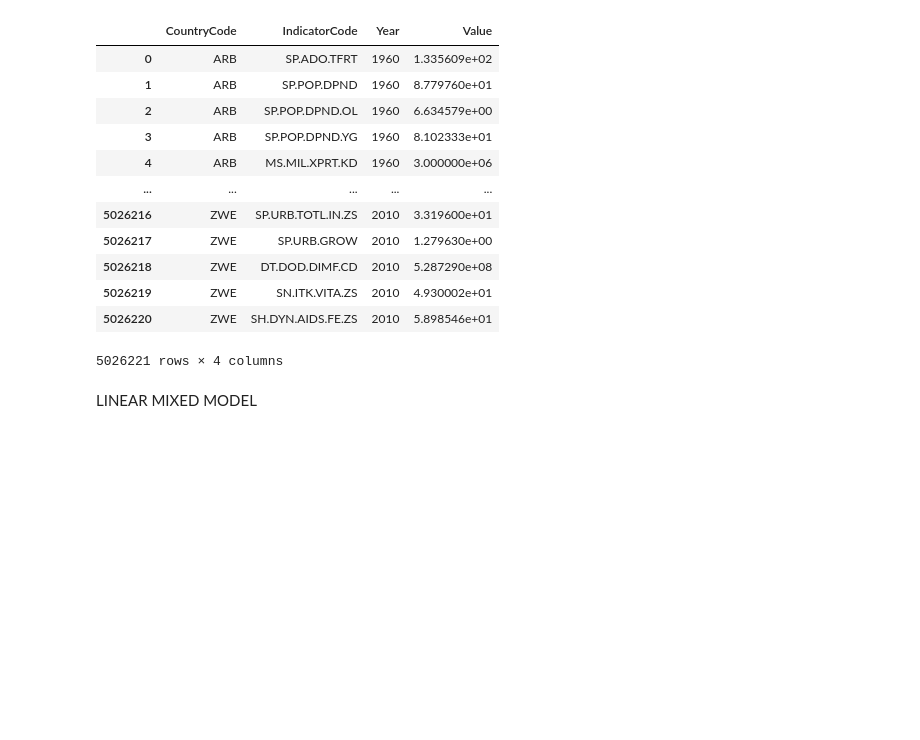
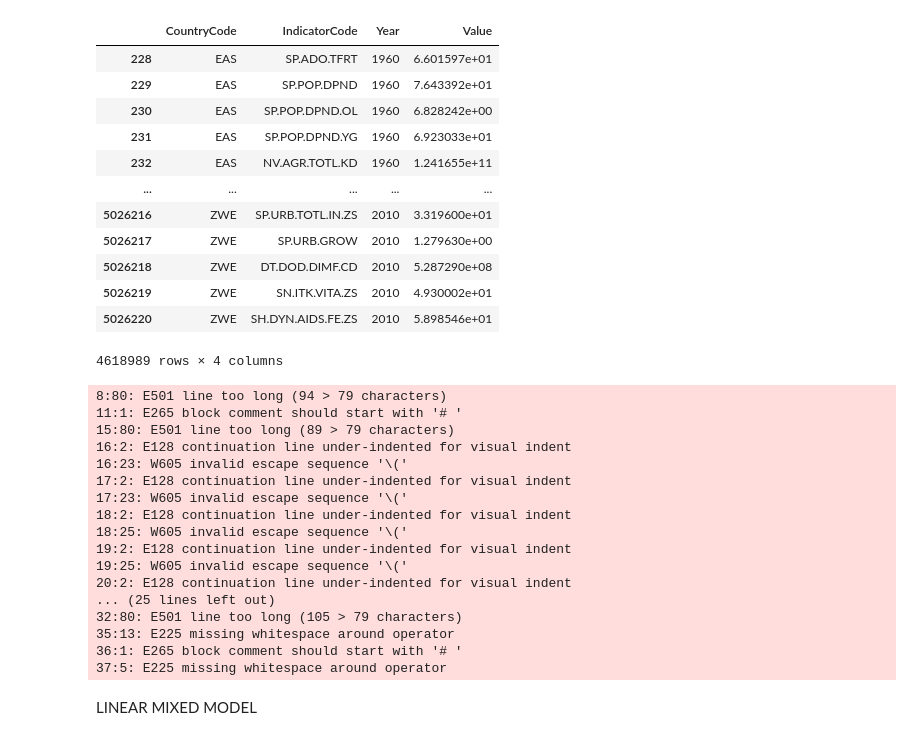
Before and after one commit to brantrigo/GDP-Growth, a Jupyter notebook: analysis/dbCreation_FeatureAnalysis.ipynb, the cells around one changed output. Cells and saved outputs as stored; diff of their text form; code cells hidden in the pictures; blank space fills up the shorter version.

```diff
--- a/analysis/dbCreation_FeatureAnalysis.ipynb
+++ b/analysis/dbCreation_FeatureAnalysis.ipynb
@@ -5,31 +5,73 @@
 # %%
 # Packages:
 import sqlite3
 import pandas as pd
 import numpy as np
 pd.set_option('display.max_colwidth', None)
 pd.set_option('display.max_rows', 100)
 # First que list all objects in the database:
 conn = sqlite3.connect('/home/ferran/Desktop/master/R&I/ml/final_project_skeleton/db.sqlite3')
 pd.read_sql(""" SELECT * FROM sqlite_master;""", conn)
 # load tables:
 #summ_vars = pd.read_sql("""SELECT * FROM Indicators;""", conn)
 long = pd.read_sql("""SELECT * FROM CountryIndicators;""", conn)
+
+# Not countries
+exclude_list = ['Arab World', 'Caribbean small states', 'Central Europe and the Baltics',
+ 'East Asia & Pacific \(all income levels',
+ 'East Asia & Pacific \(developing only', 'Euro area',
+ 'Europe & Central Asia \(all income levels',
+ 'Europe & Central Asia \(developing only', 'European Union',
+ 'Fragile and conflict affected situations',
+ 'Heavily indebted poor countries \(HIPC', 'High income',
+ 'High income: nonOECD', 'High income: OECD',
+ 'Latin America & Caribbean \(all income levels',
+ 'Latin America & Caribbean \(developing only',
+ 'Least developed countries: UN classification', 'Low & middle income',
+ 'Low income', 'Lower middle income',
+ 'Middle East & North Africa \(all income levels',
+ 'Middle East & North Africa \(developing only', 'Middle income',
+ 'North America' 'OECD members' ,'Other small states',
+ 'Pacific island small states', 'Small states', 'South Asia',
+ 'Sub-Saharan Africa \(all income levels',
+ 'Sub-Saharan Africa \(developing only' ,'Upper middle income' ,'World', 'North America', 'OECD members']
+# LongName to CountryName
+noms = pd.read_sql("""SELECT * FROM Countries;""", conn)
+notcountry =noms.loc[noms["LongName"].isin(exclude_list)]["CountryCode"]
+#noms.drop(aa, 0)
+long= long.loc[~long["CountryCode"].isin(notcountry)]
 long
 # %% [output]
 |  | CountryCode | IndicatorCode | Year | Value |
-| 0 | ARB | SP.ADO.TFRT | 1960 | 1.335609e+02 |
-| 1 | ARB | SP.POP.DPND | 1960 | 8.779760e+01 |
-| 2 | ARB | SP.POP.DPND.OL | 1960 | 6.634579e+00 |
-| 3 | ARB | SP.POP.DPND.YG | 1960 | 8.102333e+01 |
-| 4 | ARB | MS.MIL.XPRT.KD | 1960 | 3.000000e+06 |
+| 228 | EAS | SP.ADO.TFRT | 1960 | 6.601597e+01 |
+| 229 | EAS | SP.POP.DPND | 1960 | 7.643392e+01 |
+| 230 | EAS | SP.POP.DPND.OL | 1960 | 6.828242e+00 |
+| 231 | EAS | SP.POP.DPND.YG | 1960 | 6.923033e+01 |
+| 232 | EAS | NV.AGR.TOTL.KD | 1960 | 1.241655e+11 |
 | ... | ... | ... | ... | ... |
 | 5026216 | ZWE | SP.URB.TOTL.IN.ZS | 2010 | 3.319600e+01 |
 | 5026217 | ZWE | SP.URB.GROW | 2010 | 1.279630e+00 |
 | 5026218 | ZWE | DT.DOD.DIMF.CD | 2010 | 5.287290e+08 |
 | 5026219 | ZWE | SN.ITK.VITA.ZS | 2010 | 4.930002e+01 |
 | 5026220 | ZWE | SH.DYN.AIDS.FE.ZS | 2010 | 5.898546e+01 |
-5026221 rows × 4 columns
+4618989 rows × 4 columns
+8:80: E501 line too long (94 > 79 characters)
+11:1: E265 block comment should start with '# '
+15:80: E501 line too long (89 > 79 characters)
+16:2: E128 continuation line under-indented for visual indent
+16:23: W605 invalid escape sequence '\('
+17:2: E128 continuation line under-indented for visual indent
+17:23: W605 invalid escape sequence '\('
+18:2: E128 continuation line under-indented for visual indent
+18:25: W605 invalid escape sequence '\('
+19:2: E128 continuation line under-indented for visual indent
+19:25: W605 invalid escape sequence '\('
+20:2: E128 continuation line under-indented for visual indent
+... (25 lines left out)
+32:80: E501 line too long (105 > 79 characters)
+35:13: E225 missing whitespace around operator
+36:1: E265 block comment should start with '# '
+37:5: E225 missing whitespace around operator
 # %%
 READ DATABASE
 # %%
```
Also changed, not shown: parts of 1 cell of this notebook, 1 other file.
